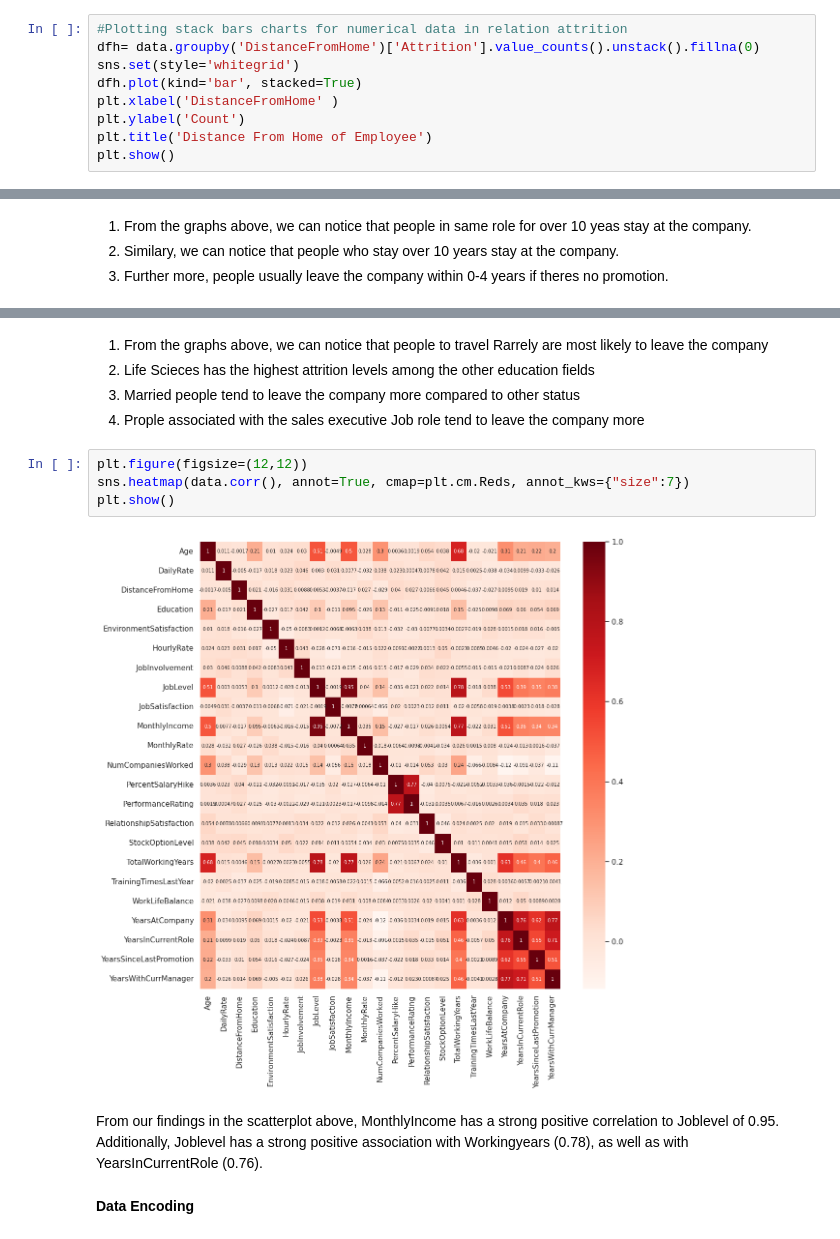
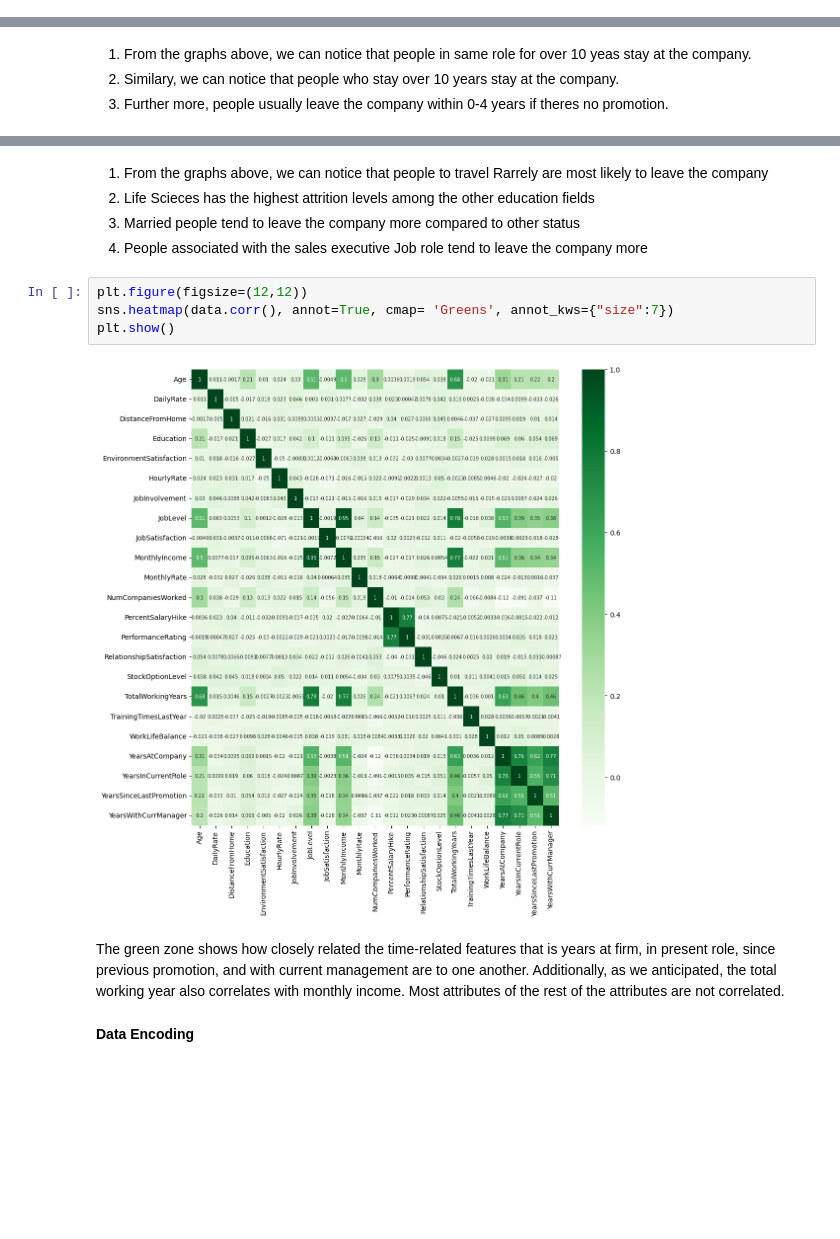
Before and after one commit to Denniskag/Python-Assignment, a Jupyter notebook: Employee_Attrition (1).ipynb, the cells around one changed output, grey strips where cells are left out. Saved outputs shown, nothing was run; the diff lists cells and outputs as text; blank space fills up the shorter version.

```diff
--- a/Employee_Attrition (1).ipynb
+++ b/Employee_Attrition (1).ipynb
@@ -323,9 +318,0 @@ numerical_features.head(2)
-# %%
-#Plotting stack bars charts for numerical data in relation attrition
-dfh= data.groupby('DistanceFromHome')['Attrition'].value_counts().unstack().fillna(0)
-sns.set(style='whitegrid')
-dfh.plot(kind='bar', stacked=True)
-plt.xlabel('DistanceFromHome' )
-plt.ylabel('Count')
-plt.title('Distance From Home of Employee')
-plt.show()
@@ -396,15 +428,17 @@ plt.show()
 1. From the graphs above, we can notice that people to travel Rarrely are most likely to leave the company
 2. Life Scieces has the highest attrition levels among the other education fields
 3. Married people tend to leave the company more compared to other status
-4. Prople associated with the sales executive Job role tend to leave the company more
+4. People associated with the sales executive Job role tend to leave the company more
 # %%
 plt.figure(figsize=(12,12))
-sns.heatmap(data.corr(), annot=True, cmap=plt.cm.Reds, annot_kws={"size":7})
+sns.heatmap(data.corr(), annot=True, cmap= 'Greens', annot_kws={"size":7})
 plt.show()
 # %% [output]
-[figure, old version]
+[figure, new version]
-# %% [markdown]
-From our findings in the scatterplot above, MonthlyIncome has a strong positive correlation to Joblevel of 0.95. Additionally, Joblevel has a strong positive association with Workingyears (0.78), as well as with YearsInCurrentRole (0.76).
+# %% [markdown]
+The green zone shows how closely related the time-related features that is years at firm, in present role, since previous promotion, and with current management are to one another.
+Additionally, as we anticipated, the total working year also correlates with monthly income.
+Most attributes of the rest of the attributes are not correlated.
 # %% [markdown]
 **Data Encoding**
 # %% [markdown]
```
Also changed, not shown: parts of 33 cells of this notebook.
